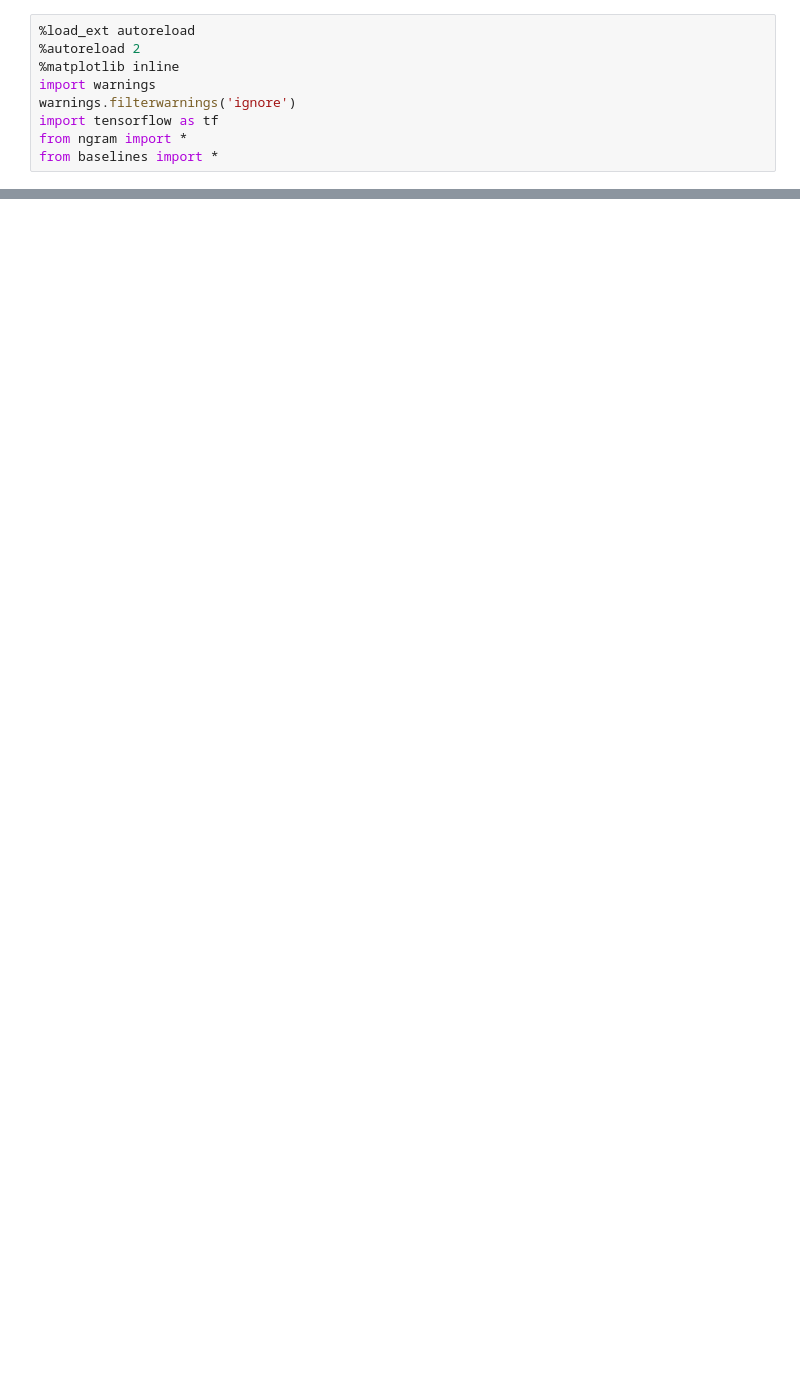
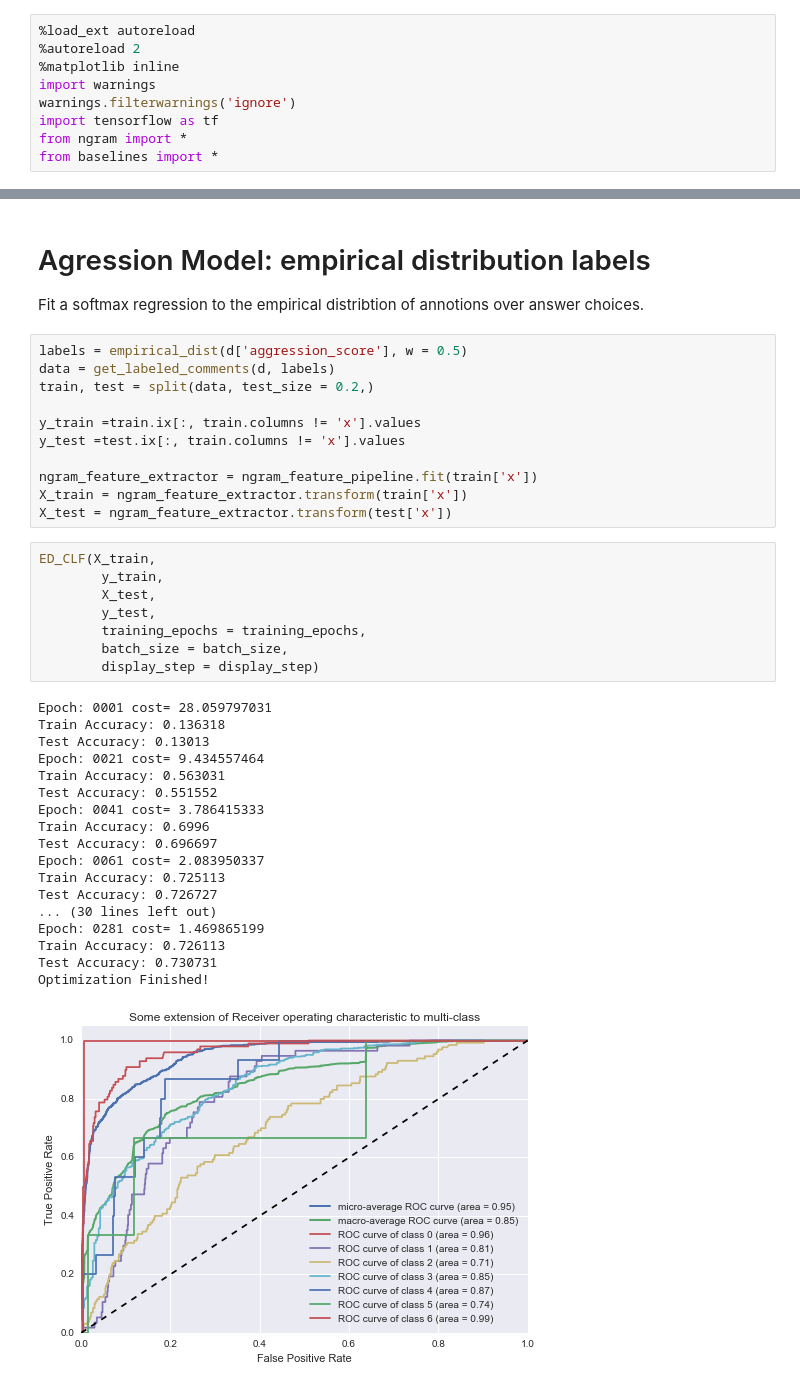
Before and after one commit to ewulczyn/wiki-detox, a Jupyter notebook: wikipedia/src/modeling/EDP Models.ipynb, the cells around one changed output, grey strips where cells are left out. Cells and saved outputs as stored; diff of their text form; blank space fills up the shorter version.

```diff
--- a/wikipedia/src/modeling/EDP Models.ipynb
+++ b/wikipedia/src/modeling/EDP Models.ipynb
@@ -108,0 +166,41 @@ Optimization Finished!
+# %% [markdown]
+# Agression Model: empirical distribution labels
+Fit a softmax regression to the empirical distribtion of annotions over answer choices.
+# %%
+labels = empirical_dist(d['aggression_score'], w = 0.5)
+data = get_labeled_comments(d, labels)
+train, test = split(data, test_size = 0.2,)
+
+y_train =train.ix[:, train.columns != 'x'].values
+y_test =test.ix[:, train.columns != 'x'].values
+
+ngram_feature_extractor = ngram_feature_pipeline.fit(train['x'])
+X_train = ngram_feature_extractor.transform(train['x'])
+X_test = ngram_feature_extractor.transform(test['x'])
+# %%
+ED_CLF(X_train,
+        y_train,
+        X_test,
+        y_test,
+        training_epochs = training_epochs,
+        batch_size = batch_size,
+        display_step = display_step)
+# %% [output]
+Epoch: 0001 cost= 28.059797031
+Train Accuracy: 0.136318
+Test Accuracy: 0.13013
+Epoch: 0021 cost= 9.434557464
+Train Accuracy: 0.563031
+Test Accuracy: 0.551552
+Epoch: 0041 cost= 3.786415333
+Train Accuracy: 0.6996
+Test Accuracy: 0.696697
+Epoch: 0061 cost= 2.083950337
+Train Accuracy: 0.725113
+Test Accuracy: 0.726727
+... (30 lines left out)
+Epoch: 0281 cost= 1.469865199
+Train Accuracy: 0.726113
+Test Accuracy: 0.730731
+Optimization Finished!
+[figure, added]
```
Also changed, not shown: parts of 13 cells of this notebook, 7 other files.
